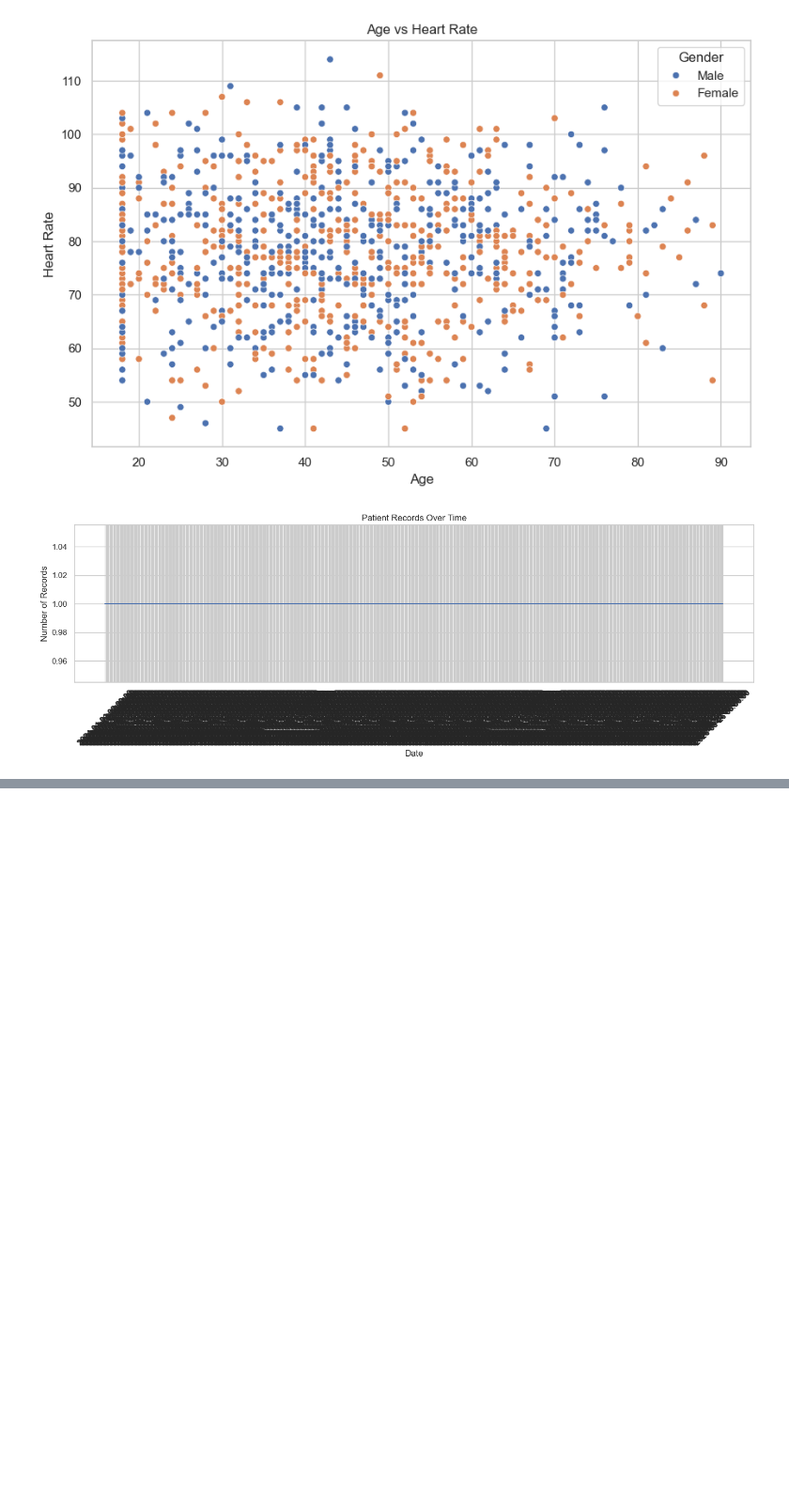
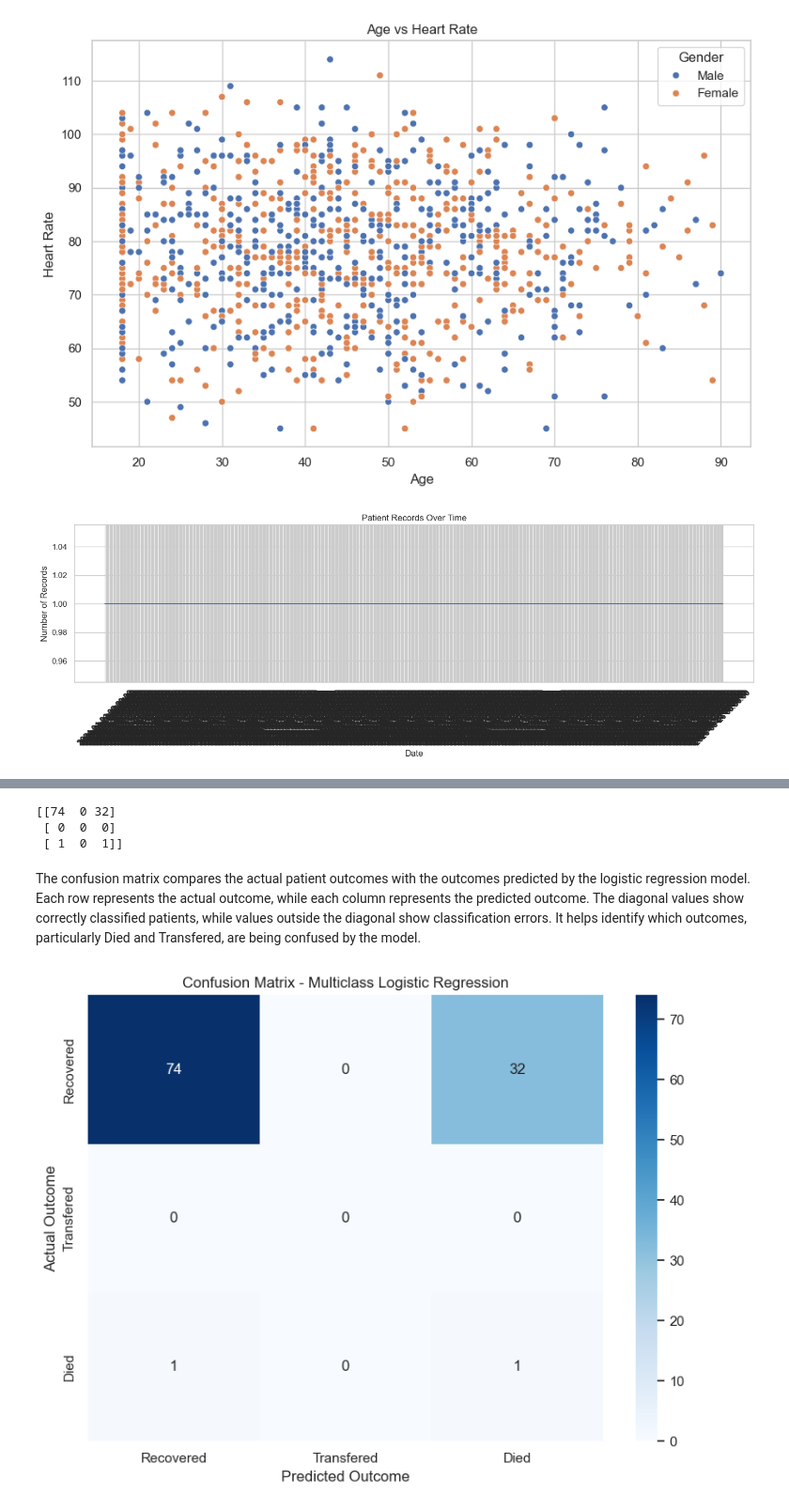
Before and after one commit to tikkolo-tiki/Health-Data-Analysis, a Jupyter notebook: project.ipynb, the cells around one changed output, grey strips where cells are left out. Shown at 94% size. Drawn from its saved outputs; the diff is of its cells as text; code cells hidden in the pictures; blank space fills up the shorter version.

```diff
--- a/project.ipynb
+++ b/project.ipynb
@@ -319,0 +556,9 @@ plt.show()
+# %%
+y_pred = logistic_model.predict(X_test)
+
+print("Predicted outcomes:")
+print(y_pred[:20])
+
+y_probability = logistic_model.predict_proba(X_test)
+
+print(y_probability[:5])
@@ -319,0 +576,34 @@ plt.show()
+# %%
+cm = confusion_matrix(
+    y_test,
+    y_pred,
+    labels=['Recovered', 'Transfered', 'Died']
+)
+
+print(cm)
+# %% [output]
+[[74  0 32]
+ [ 0  0  0]
+ [ 1  0  1]]
+# %% [markdown]
+The confusion matrix compares the actual patient outcomes with the outcomes predicted by the logistic regression model. Each row represents the actual outcome, while each column represents the predicted outcome. The diagonal values show correctly classified patients, while values outside the diagonal show classification errors. It helps identify which outcomes, particularly Died and Transfered, are being confused by the model.
+# %%
+plt.figure(figsize=(8, 6))
+
+sns.heatmap(
+    cm,
+    annot=True,
+    fmt='d',
+    cmap='Blues',
+    xticklabels=['Recovered', 'Transfered', 'Died'],
+    yticklabels=['Recovered', 'Transfered', 'Died']
+)
+
+plt.title('Confusion Matrix - Multiclass Logistic Regression')
+plt.xlabel('Predicted Outcome')
+plt.ylabel('Actual Outcome')
+
+plt.tight_layout()
+plt.show()
+# %% [output]
+[figure, added]
```
Also changed, not shown: parts of 17 cells of this notebook.
